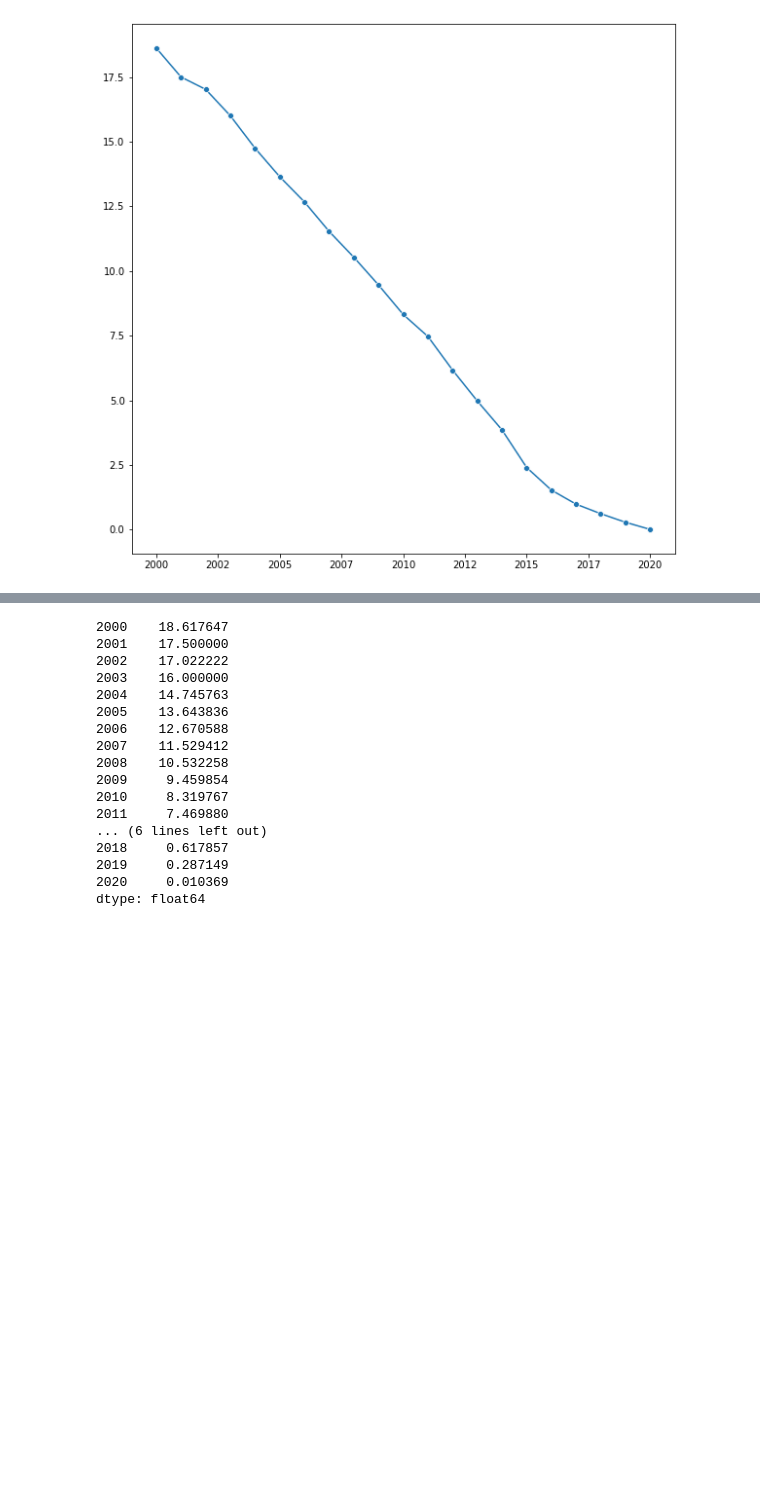
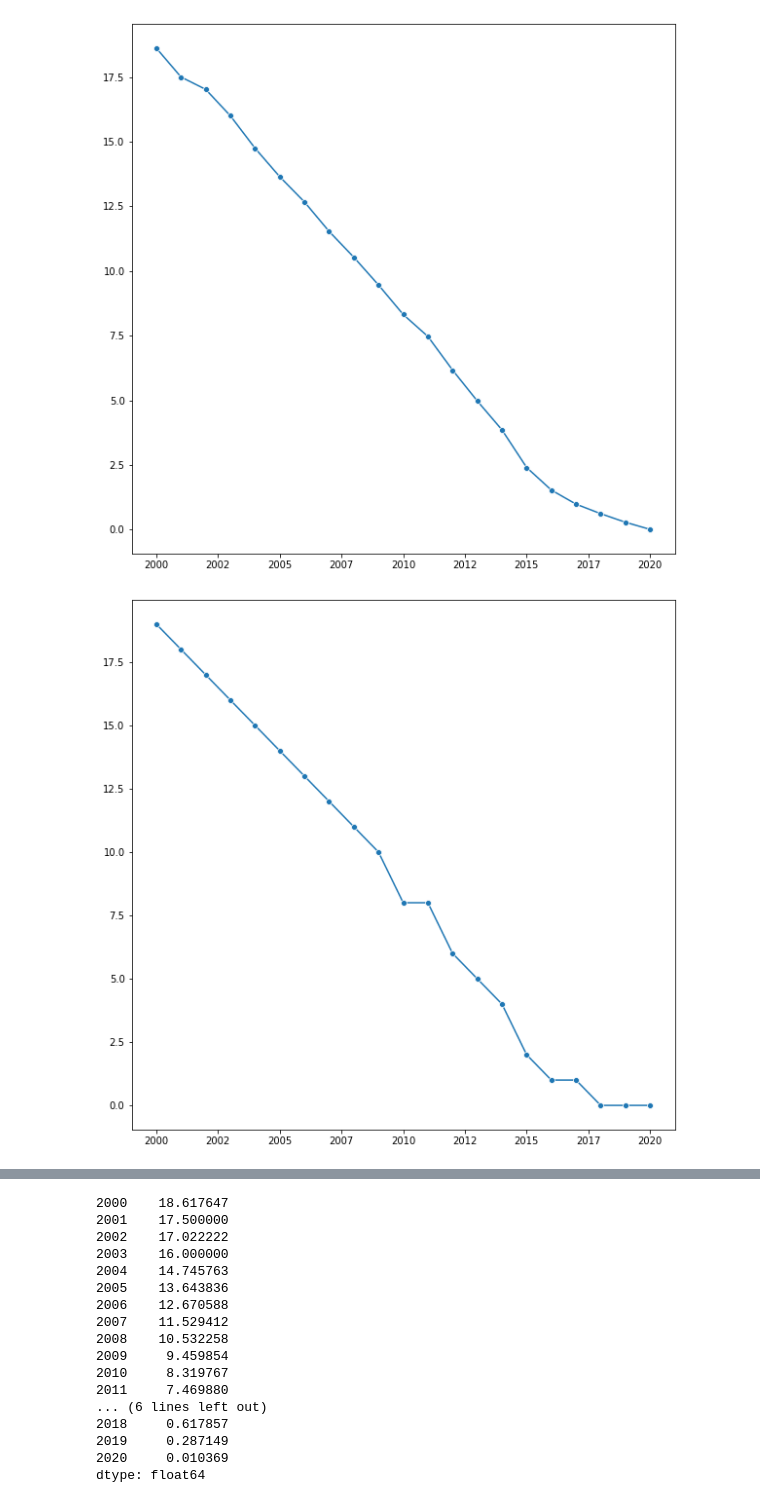
Before and after one commit to Ramshah1/Netflix-Data-Analysis, a Jupyter notebook: netflix_analysis.ipynb, the cells around one changed output, grey strips where cells are left out. Saved outputs shown, nothing was run; the diff lists cells and outputs as text; code cells hidden in the pictures; blank space fills up the shorter version.

```diff
--- a/netflix_analysis.ipynb
+++ b/netflix_analysis.ipynb
@@ -232,13 +232,26 @@ rel_year
 Name: release_year, dtype: int64
 # %%
 release_diff = {}
+diff_med  = {}
+
+diff_mod = {}
 for i in range(2000, 2021):
     rows = df[df['release_year'] ==i ]
     diff = rows['added_year'].mean() - i
     release_diff[i] = diff
 
+    dif_med = rows['added_year'].median() - i
+    diff_med[i] = dif_med
+
+    dif_mod = rows['added_year'].mode() - i
+    diff_mod[i] = dif_mod[0]
+
+
 diff_series = pd.Series(release_diff)
 diff_series
+
+# diff_median = pd.Series(diff_med)
+# diff_median
 # %% [output]
 2000    18.617647
 2001    17.500000
@@ -257,3 +270,6 @@ diff_series
 2019     0.287149
 2020     0.010369
 dtype: float64
+# %%
+diff_median = pd.Series(diff_med)
+diff_median
@@ -267,3 +322,13 @@ ax.xaxis.set_major_formatter(FuncFormatter(lambda x, _: int(x)))
 plt.show()
 # %% [output]
 [figure]
+# %%
+from  matplotlib.ticker import FuncFormatter
+plt.figure(figsize=(10 , 10))
+ax = sns.lineplot(data=diff_median, marker='o')
+ax.xaxis.set_major_formatter(FuncFormatter(lambda x, _: int(x)))
+# ax = plt.plot(diff_series.index, diff_series.values, marker='o')
+# ax.xaxis.set_major_locator(mpl.ticker.MaxNLocator(integer=True))
+plt.show()
+# %% [output]
+[figure, added]
```
Also changed, not shown: parts of 21 cells of this notebook.
